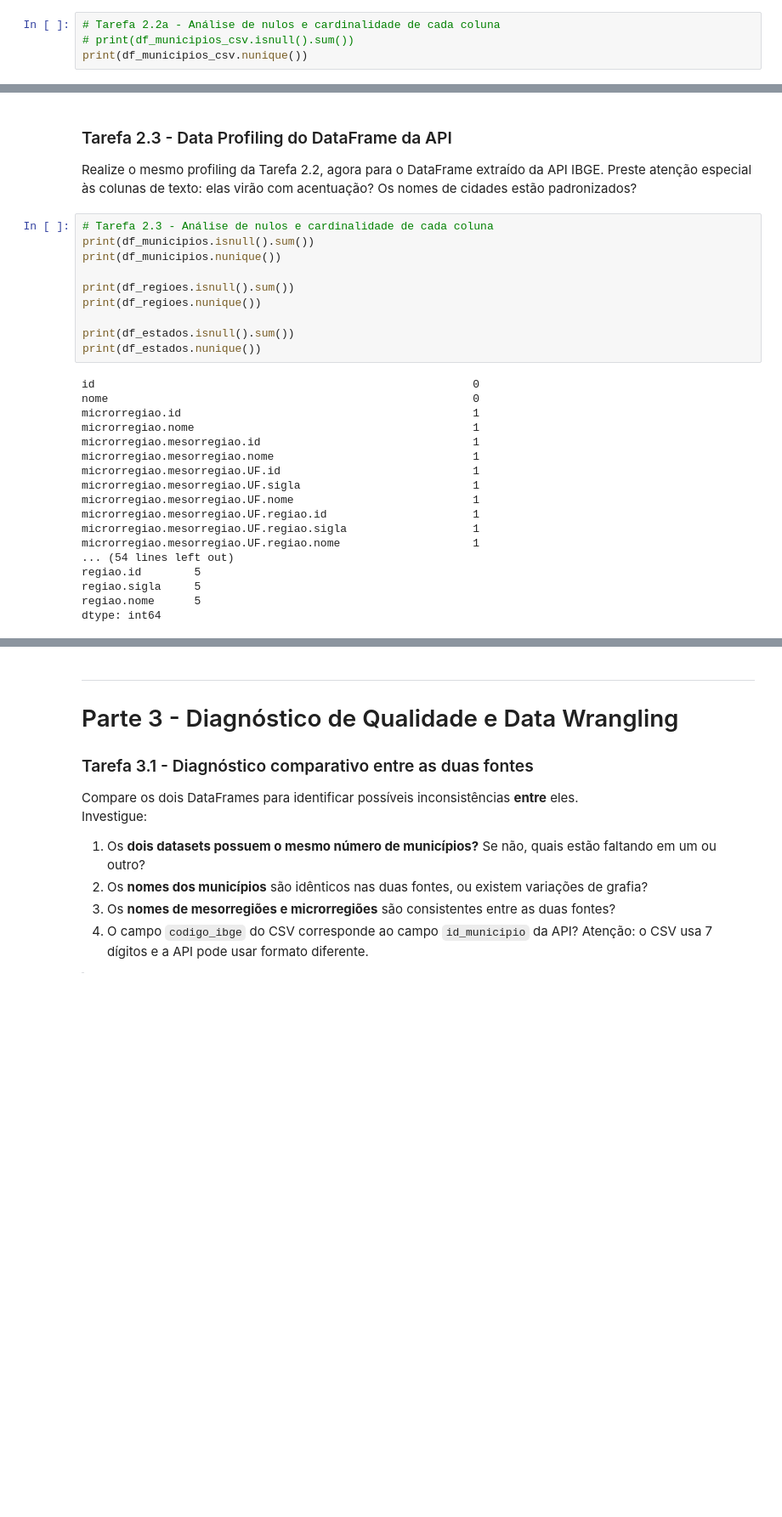
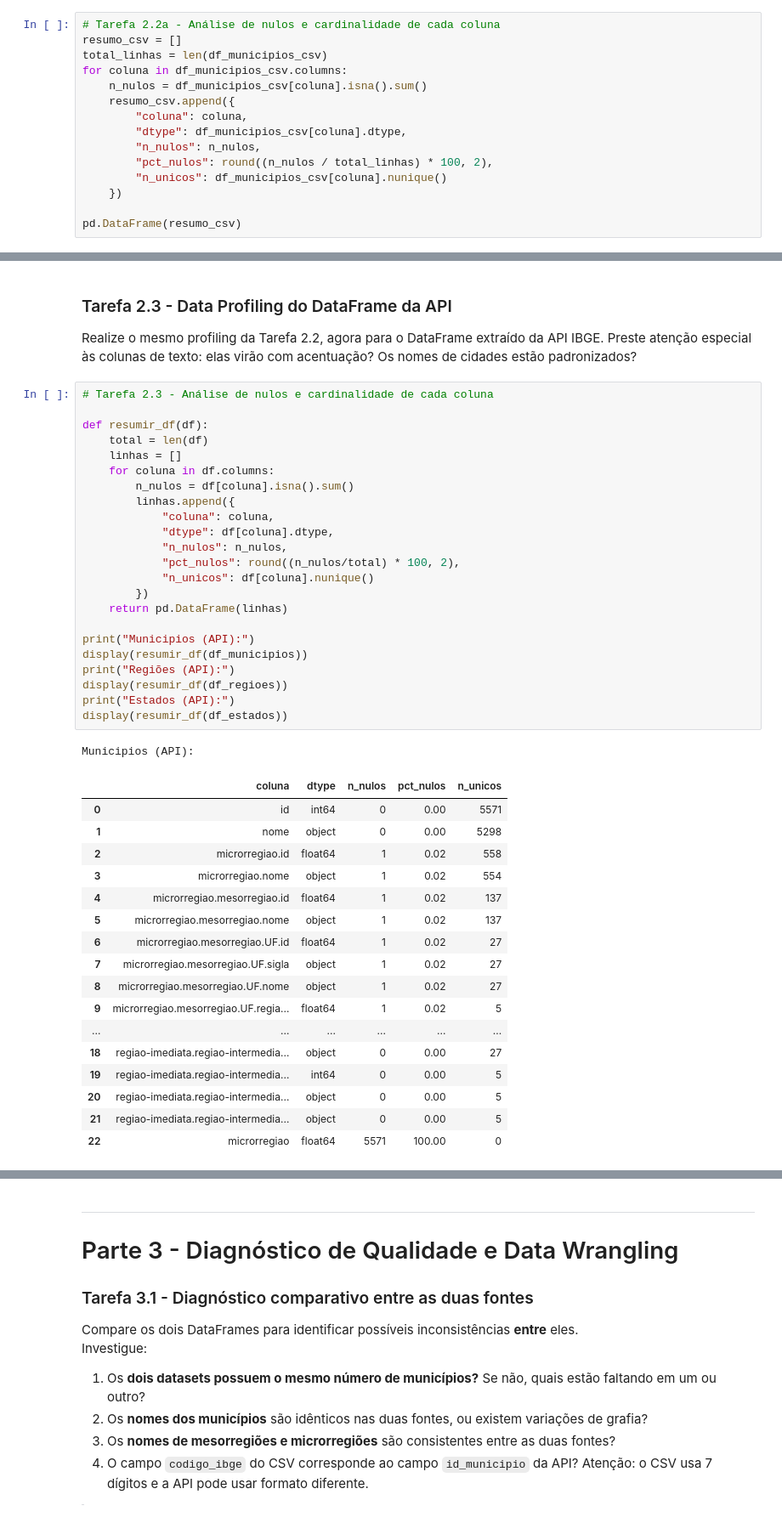
Before and after one commit to davidogral/Data-Wragling, a Jupyter notebook: Davi/vini.ipynb, the cells around one changed output, grey strips where cells are left out. Shown at 85% size. Drawn from its saved outputs; the diff is of its cells as text; blank space fills up the shorter version.

```diff
--- a/Davi/vini.ipynb
+++ b/Davi/vini.ipynb
@@ -251,6 +259,17 @@ Realize um profiling completo do DataFrame do CSV. Para cada coluna, levante:
 - Existência de valores duplicados por código IBGE
 # %%
 # Tarefa 2.2a - Análise de nulos e cardinalidade de cada coluna
-# print(df_municipios_csv.isnull().sum())
-print(df_municipios_csv.nunique())
+resumo_csv = []
+total_linhas = len(df_municipios_csv)
+for coluna in df_municipios_csv.columns:
+    n_nulos = df_municipios_csv[coluna].isna().sum()
+    resumo_csv.append({
+        "coluna": coluna,
+        "dtype": df_municipios_csv[coluna].dtype,
+        "n_nulos": n_nulos,
+        "pct_nulos": round((n_nulos / total_linhas) * 100, 2),
+        "n_unicos": df_municipios_csv[coluna].nunique()
+    })
+
+pd.DataFrame(resumo_csv)
 # %% [output]
@@ -317,29 +340,43 @@ Preste atenção especial às colunas de texto: elas virão com acentuação?
 Os nomes de cidades estão padronizados?
 # %%
 # Tarefa 2.3 - Análise de nulos e cardinalidade de cada coluna
-print(df_municipios.isnull().sum())
-print(df_municipios.nunique())
 
-print(df_regioes.isnull().sum())
-print(df_regioes.nunique())
+def resumir_df(df):
+    total = len(df)
+    linhas = []
+    for coluna in df.columns:
+        n_nulos = df[coluna].isna().sum()
+        linhas.append({
+            "coluna": coluna,
+            "dtype": df[coluna].dtype,
+            "n_nulos": n_nulos,
+            "pct_nulos": round((n_nulos/total) * 100, 2),
+            "n_unicos": df[coluna].nunique()
+        })
+    return pd.DataFrame(linhas)
 
-print(df_estados.isnull().sum())
-print(df_estados.nunique())
+print("Municipios (API):")
+display(resumir_df(df_municipios))
+print("Regiões (API):")
+display(resumir_df(df_regioes))
+print("Estados (API):")
+display(resumir_df(df_estados))
 # %% [output]
-id                                                         0
-nome                                                       0
-microrregiao.id                                            1
-microrregiao.nome                                          1
-microrregiao.mesorregiao.id                                1
-microrregiao.mesorregiao.nome                              1
-microrregiao.mesorregiao.UF.id                             1
-microrregiao.mesorregiao.UF.sigla                          1
-microrregiao.mesorregiao.UF.nome                           1
-microrregiao.mesorregiao.UF.regiao.id                      1
-microrregiao.mesorregiao.UF.regiao.sigla                   1
-microrregiao.mesorregiao.UF.regiao.nome                    1
-... (54 lines left out)
-regiao.id        5
-regiao.sigla     5
-regiao.nome      5
-dtype: int64
+Municipios (API):
+|  | coluna | dtype | n_nulos | pct_nulos | n_unicos |
+| 0 | id | int64 | 0 | 0.00 | 5571 |
+| 1 | nome | object | 0 | 0.00 | 5298 |
+| 2 | microrregiao.id | float64 | 1 | 0.02 | 558 |
+| 3 | microrregiao.nome | object | 1 | 0.02 | 554 |
+| 4 | microrregiao.mesorregiao.id | float64 | 1 | 0.02 | 137 |
+| 5 | microrregiao.mesorregiao.nome | object | 1 | 0.02 | 137 |
+| 6 | microrregiao.mesorregiao.UF.id | float64 | 1 | 0.02 | 27 |
+| 7 | microrregiao.mesorregiao.UF.sigla | object | 1 | 0.02 | 27 |
+| 8 | microrregiao.mesorregiao.UF.nome | object | 1 | 0.02 | 27 |
+| 9 | microrregiao.mesorregiao.UF.regia... | float64 | 1 | 0.02 | 5 |
+| ... | ... | ... | ... | ... | ... |
+| 18 | regiao-imediata.regiao-intermedia... | object | 0 | 0.00 | 27 |
+| 19 | regiao-imediata.regiao-intermedia... | int64 | 0 | 0.00 | 5 |
+| 20 | regiao-imediata.regiao-intermedia... | object | 0 | 0.00 | 5 |
+| 21 | regiao-imediata.regiao-intermedia... | object | 0 | 0.00 | 5 |
+| 22 | microrregiao | float64 | 5571 | 100.00 | 0 |
```
Also changed, not shown: parts of 27 cells of this notebook, 2 other files.
